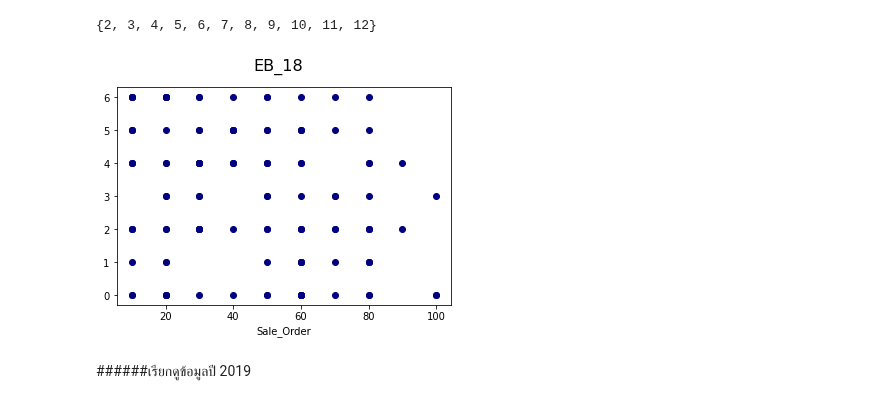
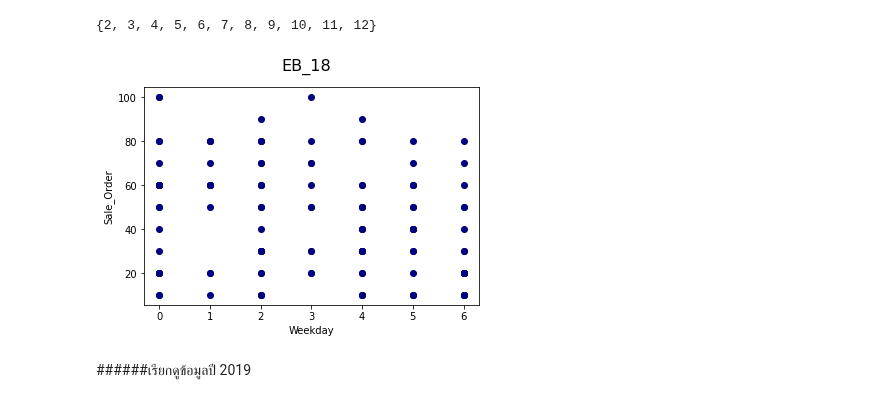
Before and after one commit to nicha0524/DPDM2021, a Jupyter notebook: Project_FINAL.ipynb, the cells around one changed output. Cells and saved outputs as stored; diff of their text form; code cells hidden in the pictures.

```diff
--- a/Project_FINAL.ipynb
+++ b/Project_FINAL.ipynb
@@ -906,13 +906,13 @@ EB_18= pd.concat([EB_2018_6,EB_2018_12]) #ต่อตาราง
 # %%
 ORDER_RO_A=EB_18['SALESORDERITEM']
 WEEKDAY_RO_A=EB_18['weekday']
-plt.scatter(,WEEKDAY_RO_A,ORDER_RO_A,color='navy') #พบว่าวันที่มีคำสังซื้อเยอะที่สุดคือ วันอาทิตย์และวันพุธ
+plt.scatter(WEEKDAY_RO_A,ORDER_RO_A,color='navy') #พบว่าวันที่มีคำสังซื้อเยอะที่สุดคือ วันอาทิตย์และวันพุธ
 plt.xlabel('Weekday')
 plt.ylabel('Sale_Order')
 plt.suptitle('EB_18',fontsize=16)
 plt.show()
 # %% [output]
-[figure, old version]
+[figure, new version]
 # %% [markdown]
 ######เรียกดูข้อมูลปี 2019
 # %%
```
Also changed, not shown: parts of 38 cells of this notebook.
